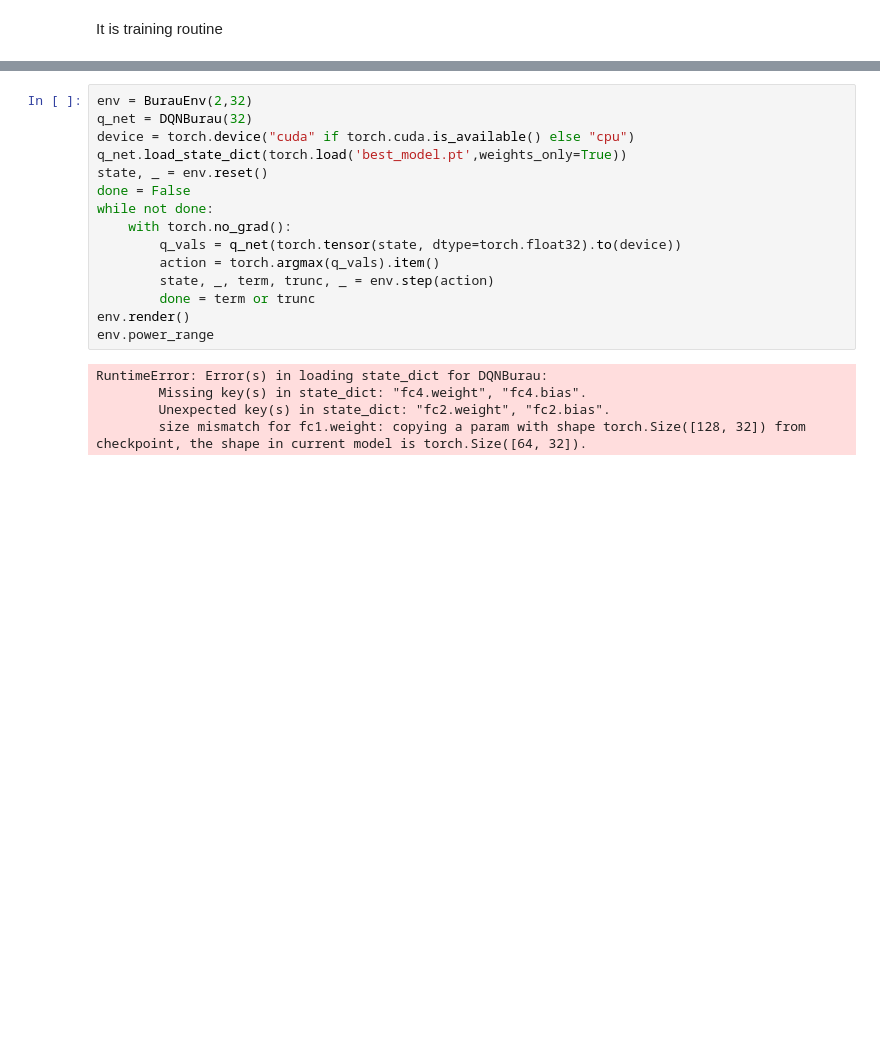
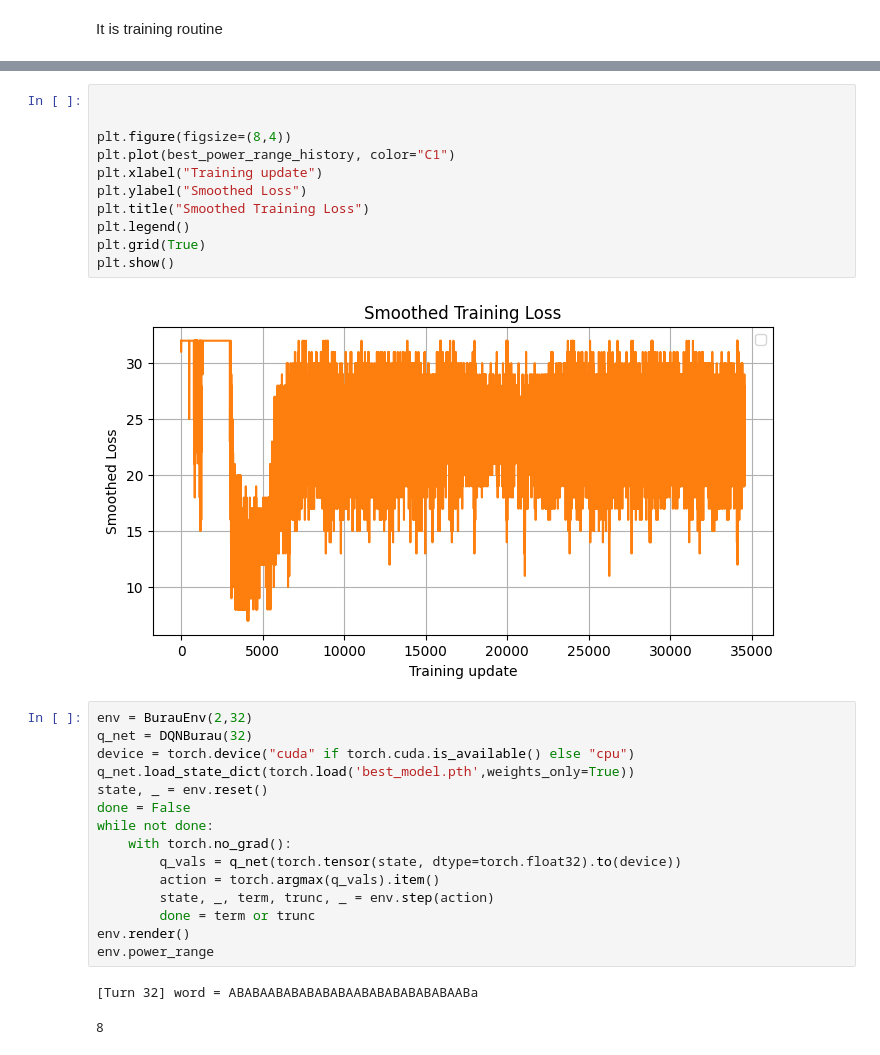
Before and after one commit to adelkhafizova/ai_in_math, a Jupyter notebook: burau_representation/RL/burauDQN/burauDQN.ipynb, the cells around one changed output, grey strips where cells are left out. Drawn from its saved outputs; the diff is of its cells as text; blank space fills up the shorter version.

```diff
--- a/burau_representation/RL/burauDQN/burauDQN.ipynb
+++ b/burau_representation/RL/burauDQN/burauDQN.ipynb
@@ -286,8 +273,21 @@ plt.show()
+# %%
+
+
+plt.figure(figsize=(8,4))
+plt.plot(best_power_range_history, color="C1")
+plt.xlabel("Training update")
+plt.ylabel("Smoothed Loss")
+plt.title("Smoothed Training Loss")
+plt.legend()
+plt.grid(True)
+plt.show()
+# %% [output]
+[figure, added]
 # %%
 env = BurauEnv(2,32)
 q_net = DQNBurau(32)
 device = torch.device("cuda" if torch.cuda.is_available() else "cpu")
-q_net.load_state_dict(torch.load('best_model.pt',weights_only=True))
+q_net.load_state_dict(torch.load('best_model.pth',weights_only=True))
 state, _ = env.reset()
 done = False
 while not done:
@@ -299,7 +299,5 @@ while not done:
 env.render()
 env.power_range
 # %% [output]
-RuntimeError: Error(s) in loading state_dict for DQNBurau:
-        Missing key(s) in state_dict: "fc4.weight", "fc4.bias".
-        Unexpected key(s) in state_dict: "fc2.weight", "fc2.bias".
-        size mismatch for fc1.weight: copying a param with shape torch.Size([128, 32]) from checkpoint, the shape in current model is torch.Size([64, 32]).
+[Turn 32] word = ABABAABABABABABAABABABABABABAABa
+8
```
Also changed, not shown: parts of 3 cells of this notebook, 2 other files.
